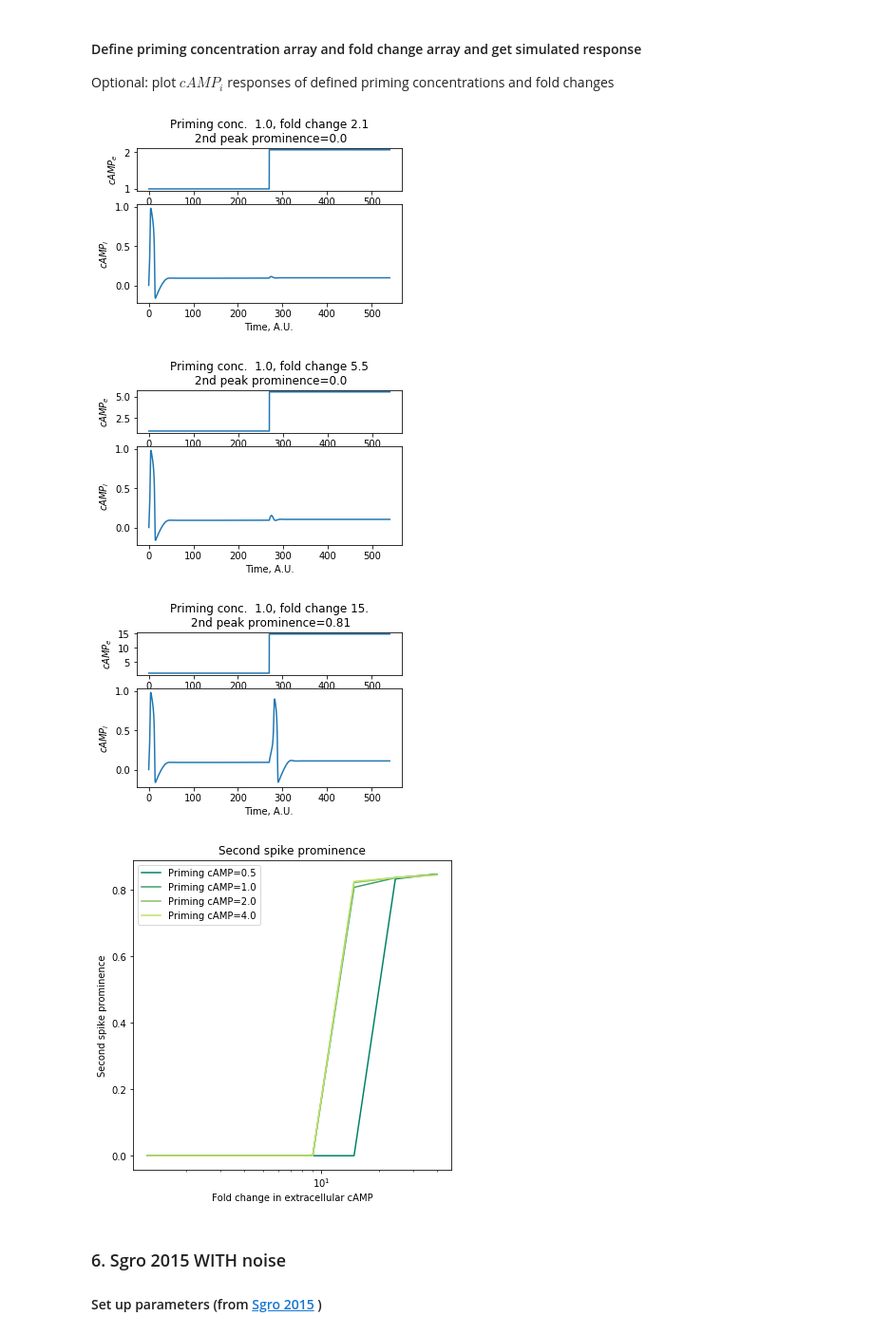
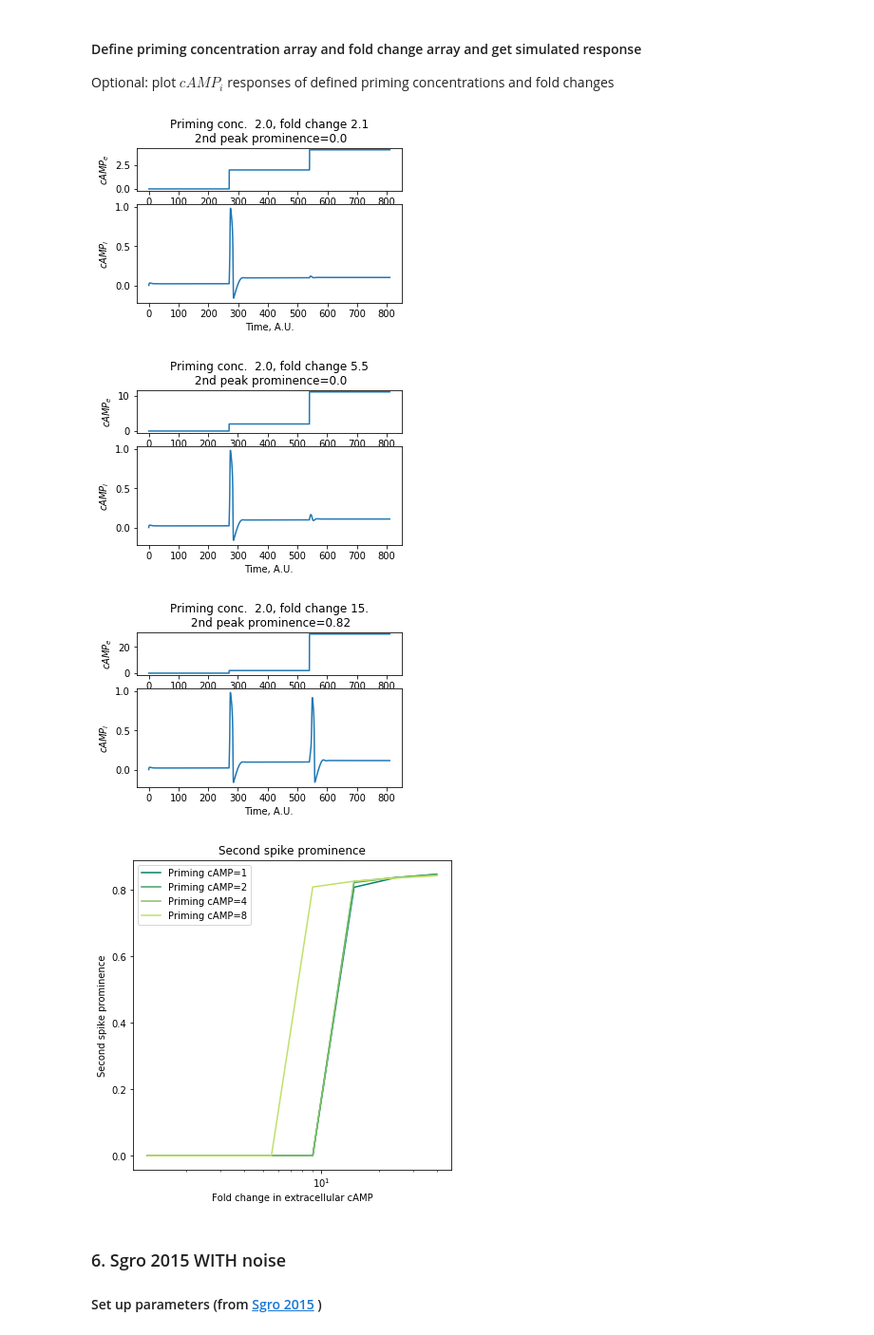
Before and after one commit to sgrolab/dictymodels, a Jupyter notebook: Python agent models/SC_FCD.ipynb, the cells around one changed output. Shown: that part at 95% size. Cells and saved outputs as stored; diff of their text form; code cells hidden in the pictures.

```diff
--- a/Python agent models/SC_FCD.ipynb
+++ b/Python agent models/SC_FCD.ipynb
@@ -26,12 +26,7 @@ from MaedaLoomis2004_agent_and_pop_FUN import MaedaLoomis2004_agent
 from Kamino2017_agent_and_pop_FUN import Kamino2017_agent
 
 from NB_SC_functions import *
-
-Nt_Gregor = 6
-Nt_Sgro = 27
-Nt_Goldbeter = 6.94
-Nt_Maeda = 3.57
-Nt_Kamino = 5.22
+from NormParam import *
 # %% [markdown]
 ### 2. Experimental data
 #### import and plot experimental data
@@ -84,7 +79,7 @@ ki = 1.7; kt = 0.9; kc = 5.4; h = 5
 Goldbeter3AgentParam={'k1':k1,'k2':k2,'L1':L1,'L2':L2, 'c':c, 'lamda':lamda,\
             'theta':theta, 'e':e, 'q':q,'sig':sig, 'v':v, 'k':k, \
             'ki':ki,'kt':kt, 'kc':kc,'h':h}
-dt=0.001; t_tot=20*Nt_Goldbeter; t=list(np.arange(0,t_tot,dt))
+dt=0.001; t_tot=30*Nt_Goldbeter; t=list(np.arange(0,t_tot,dt))
 cAMP = 1
 # %% [markdown]
 #### Define priming concentration array and fold change array and get simulated response
@@ -121,7 +116,7 @@ k11=0.7; k12=4.9; k13=23; k14=4.5
 MaedaAgentParam={'k1':k1,'k2':k2,'k3':k3,'k4':k4,'k5':k5,'k6':k6,\
             'k7':k7,'k8':k8,'k9':k9,'k10':k10,'k11':k11,'k12':k12,\
             'k13':k13,'k14':k14}
-dt=0.001; t_tot=20*Nt_Maeda; t=list(np.arange(0,t_tot,dt))
+dt=0.001; t_tot=30*Nt_Maeda; t=list(np.arange(0,t_tot,dt))
 cAMP = 1
 # %% [markdown]
 #### Define priming concentration array and fold change array and get simulated response
@@ -156,32 +152,34 @@ sigma = 0 # noise strength
 SgroAgentParam={'e':e,'tauA':tauA,'tauR':tauR,'g':g,'c0':1.2,'sigma':0,'N':100,\
             'a':0.058,'alpha0':800,'alpha_pde':1000,'Kd':1e-5,'S':1e6,\
             'Nt':27,'Na':3.5,'offset_A':1.5,'flux_thrs':0}
-dt=0.001 ; t_tot=20*Nt_Sgro; t=list(np.arange(0,t_tot,dt))
+dt=0.001 ; t_tot=30*Nt_Sgro; t=list(np.arange(0,t_tot,dt))
 cAMP = 1
 # %% [markdown]
 #### Define priming concentration array and fold change array and get simulated response
 Optional: plot $cAMP_{i}$ responses of defined priming concentrations and fold changes
 # %%
 # priming concentration for [AMP]e
-z0First_space_Sgro = np.array([0.5,1,2,4])
+z0First_space_Sgro = np.array([1,2,4,8])
 # fold change of the secondary spike compared to priming concentration # np.logspace(0.5, 0.5, num=1)
 FC_space_Sgro = np.logspace(0.1, 1.6, num=8)
 prm_lims_Sgro = [0.4,2]
-# Define the end time of second peak detection
-SecondPkEndTime = 12.5
+
+stim_time_step1 = int(round(1/3*t_tot/dt))
+stim_time_step2=int(round(2/3*t_tot/dt))
+
 # define which traces to plot, 1st column defines the index of priming concentration,
 # 2nd column defines the index of fold change
 single_trace_to_plot = np.array([[1,1],[1,3], [1,5]])
-PkPrm_Sgro = SC_FCD (z0First_space_Sgro, FC_space_Sgro, cAMP, Nt_Sgro, dt, t,
-                   prm_lims_Sgro,SecondPkEndTime, single_trace_to_plot,
-                   Sgro2015_SC, SgroAgentParam)
+PkPrm_Sgro, PkPrm_norm_Sgro = SC_FCD (z0First_space_Sgro, FC_space_Sgro, cAMP, Nt_Sgro, dt, t,
+                   prm_lims_Sgro,stim_time_step1,stim_time_step2,
+                    single_trace_to_plot,Sgro2015_SC, SgroAgentParam, Nh_Sgro)
 
 SC_FCD_plot(z0First_space_Sgro, FC_space_Sgro, PkPrm_Sgro)
 # %% [output]
-[figure, old version]
+[figure, new version]
-[figure, old version]
+[figure, new version]
-[figure, old version]
+[figure, new version]
-[figure, old version]
+[figure, new version]
 # %% [markdown]
 ### 6. Sgro 2015 WITH noise
 #### Set up parameters (from [Sgro 2015](https://www.embopress.org/doi/full/10.15252/msb.20145352) )
```
Also changed, not shown: parts of 7 cells of this notebook, 35 other files.
